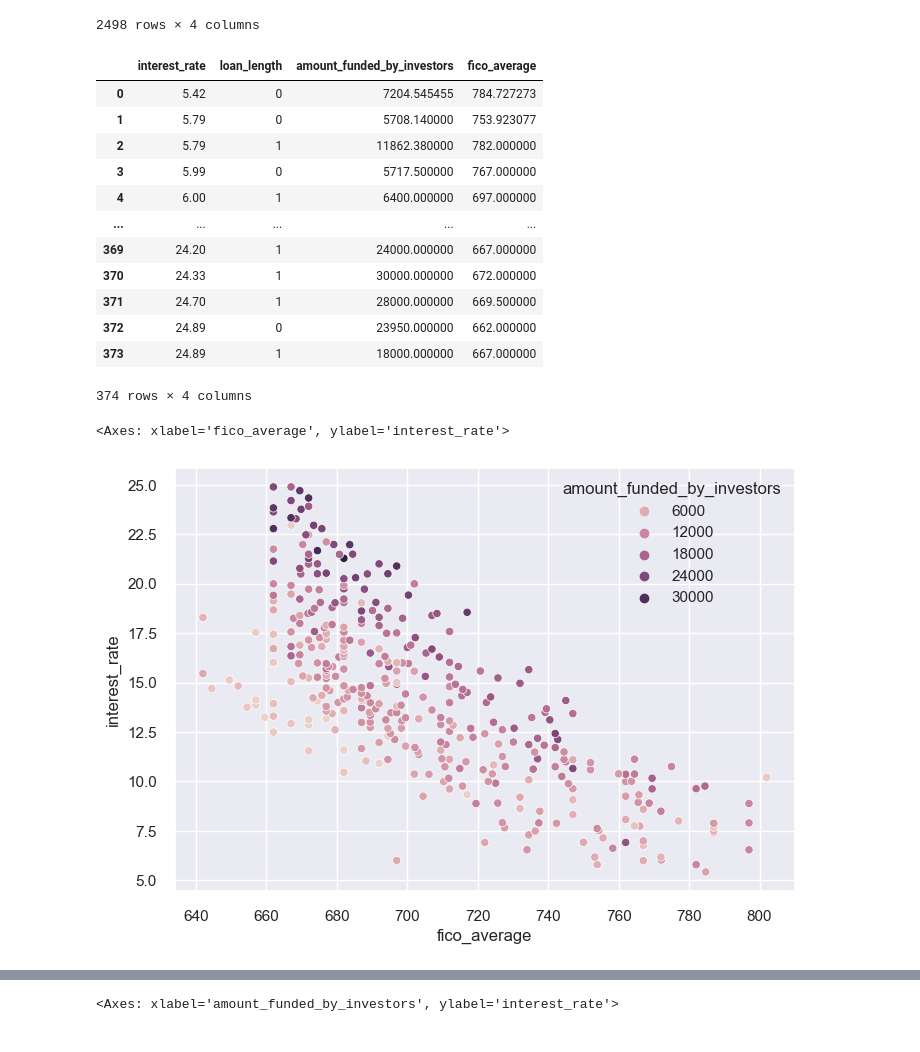
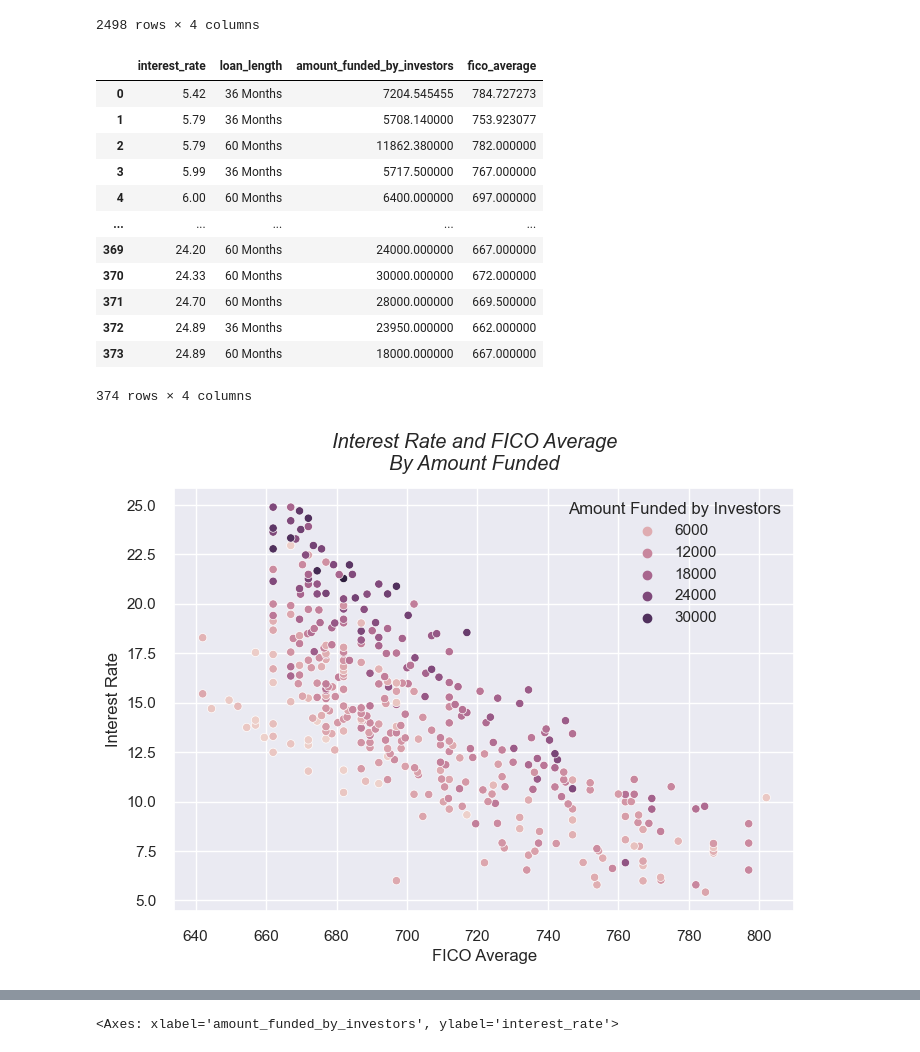
Before and after one commit to DocYoungblood/linear_regression_case_study, a Jupyter notebook: btm.ipynb, the cells around one changed output, grey strips where cells are left out. Saved outputs shown, nothing was run; the diff lists cells and outputs as text; code cells hidden in the pictures.

```diff
--- a/btm.ipynb
+++ b/btm.ipynb
@@ -118,25 +118,36 @@ df1 = banking.groupby(['interest_rate', 'loan_length']).agg(({'amount_funded_by_
 # %%
 df = df.reset_index()
 df1 = df1.reset_index()
+# %%
+loan = []
+for x in df1.loan_length:
+    if x == 0:
+        loan.append('36 Months')
+    else:
+        loan.append('60 Months')
+
+df1['loan_length'] = loan
 # %%
 df1
 # %% [output]
 |  | interest_rate | loan_length | amount_funded_by_investors | fico_average |
-| 0 | 5.42 | 0 | 7204.545455 | 784.727273 |
-| 1 | 5.79 | 0 | 5708.140000 | 753.923077 |
-| 2 | 5.79 | 1 | 11862.380000 | 782.000000 |
-| 3 | 5.99 | 0 | 5717.500000 | 767.000000 |
-| 4 | 6.00 | 1 | 6400.000000 | 697.000000 |
+| 0 | 5.42 | 36 Months | 7204.545455 | 784.727273 |
+| 1 | 5.79 | 36 Months | 5708.140000 | 753.923077 |
+| 2 | 5.79 | 60 Months | 11862.380000 | 782.000000 |
+| 3 | 5.99 | 36 Months | 5717.500000 | 767.000000 |
+| 4 | 6.00 | 60 Months | 6400.000000 | 697.000000 |
 | ... | ... | ... | ... | ... |
-| 369 | 24.20 | 1 | 24000.000000 | 667.000000 |
-| 370 | 24.33 | 1 | 30000.000000 | 672.000000 |
-| 371 | 24.70 | 1 | 28000.000000 | 669.500000 |
-| 372 | 24.89 | 0 | 23950.000000 | 662.000000 |
-| 373 | 24.89 | 1 | 18000.000000 | 667.000000 |
+| 369 | 24.20 | 60 Months | 24000.000000 | 667.000000 |
+| 370 | 24.33 | 60 Months | 30000.000000 | 672.000000 |
+| 371 | 24.70 | 60 Months | 28000.000000 | 669.500000 |
+| 372 | 24.89 | 36 Months | 23950.000000 | 662.000000 |
+| 373 | 24.89 | 60 Months | 18000.000000 | 667.000000 |
 374 rows × 4 columns
 # %%
 sns.scatterplot(data=df1, y='interest_rate', x='fico_average', hue='amount_funded_by_investors')
-plt.legend()
+plt.suptitle('Interest Rate and FICO Average\nBy Amount Funded', fontstyle='italic')
+plt.legend(title= 'Amount Funded by Investors')
+plt.xlabel('FICO Average')
+plt.ylabel('Interest Rate');
 # %% [output]
-<Axes: xlabel='fico_average', ylabel='interest_rate'>
-[figure, old version]
+[figure, new version]
```
Also changed, not shown: parts of 2 cells of this notebook, 2 other files.
